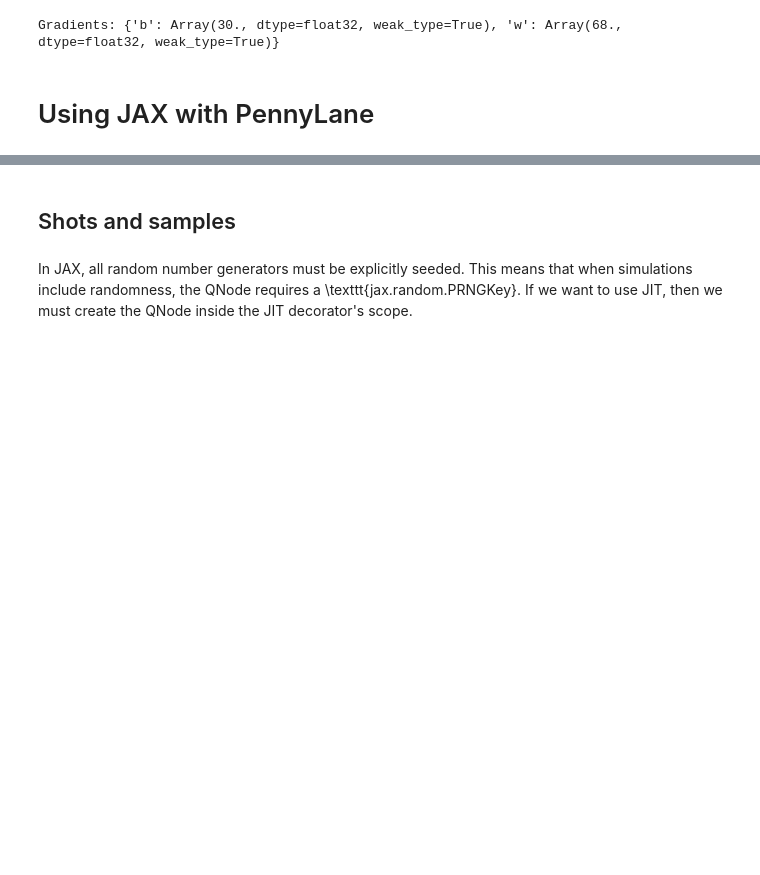
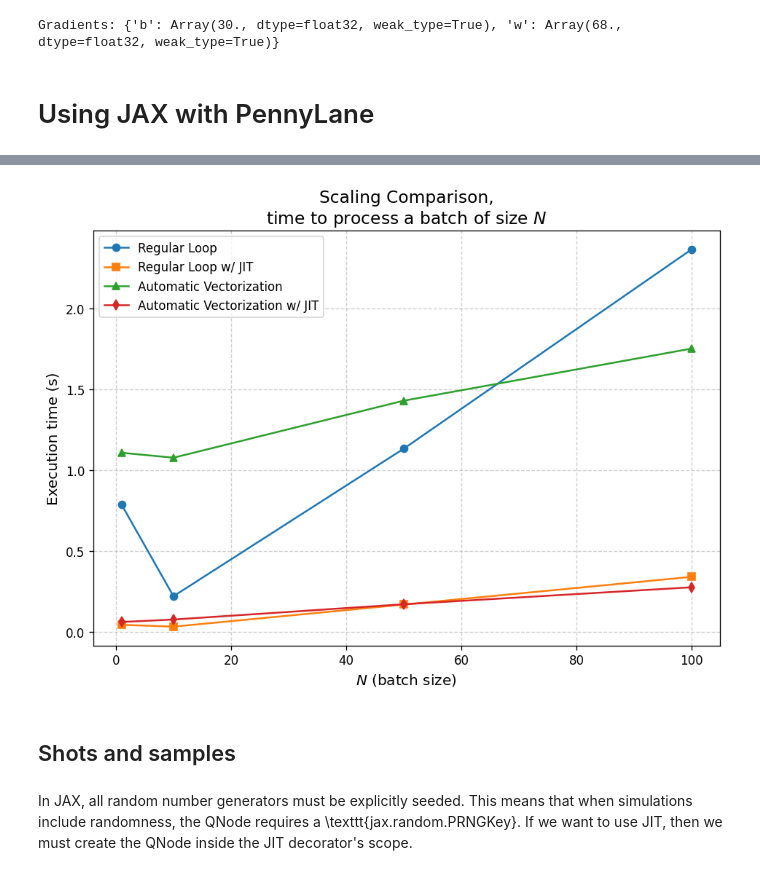
Before and after one commit to uriballo/Jax-QML, a Jupyter notebook: JAX-QML-Intro.ipynb, the cells around one changed output, grey strips where cells are left out. Drawn from its saved outputs; the diff is of its cells as text; code cells hidden in the pictures; blank space fills up the shorter version.

```diff
--- a/JAX-QML-Intro.ipynb
+++ b/JAX-QML-Intro.ipynb
@@ -363,3 +396,0 @@ def circuit(param):
-# %%
-jit_circuit = jax.jit(circuit)
-batch_params = jax.random.uniform(key, shape=(100,))
@@ -391,2 +396,0 @@ vcircuit_jit = jax.vmap(jit_circuit)
-# %%
-batch_params = jax.random.uniform(key, shape=(1000,))
@@ -415,0 +421,4 @@ Time to do 1000 executions:
+# %%
+jit_circuit  = jax.jit(circuit)
+vcircuit     = jax.vmap(circuit)
+jit_vcircuit = jax.jit(vcircuit)
@@ -415,0 +427,6 @@ Time to do 1000 executions:
+# %%
+# Define the batch sizes to test.
+batch_sizes = [1, 10, 50, 100]
+
+# Number of repetitions for each test.
+num_runs = 3
@@ -416,3 +481,20 @@ Time to do 1000 executions:
+# %%
+plt.figure(figsize=(8, 6), dpi=120)
+
+plt.plot(batch_sizes, times_non_jit, marker="o", label="Regular Loop")
+plt.plot(batch_sizes, times_jit_loop, marker="s", label="Regular Loop w/ JIT")
+plt.plot(batch_sizes, times_vmap, marker="^", label="Automatic Vectorization")
+plt.plot(batch_sizes, times_vmap_jit, marker="d", label="Automatic Vectorization w/ JIT")
+
+plt.xlabel("$N$ (batch size)", fontsize=12)
+plt.ylabel("Execution time (s)", fontsize=12)
+plt.title("Scaling Comparison,\ntime to process a batch of size $N$", fontsize=14)
+plt.legend(fontsize=10)
+plt.grid(True, which="both", ls="--", alpha=0.6)
+plt.tight_layout()
+plt.show()
+# %% [output]
+[figure, added]
 # %% [markdown]
 ## Shots and samples
 # %% [markdown]
```
Also changed, not shown: parts of 29 cells of this notebook, 1 other file.
